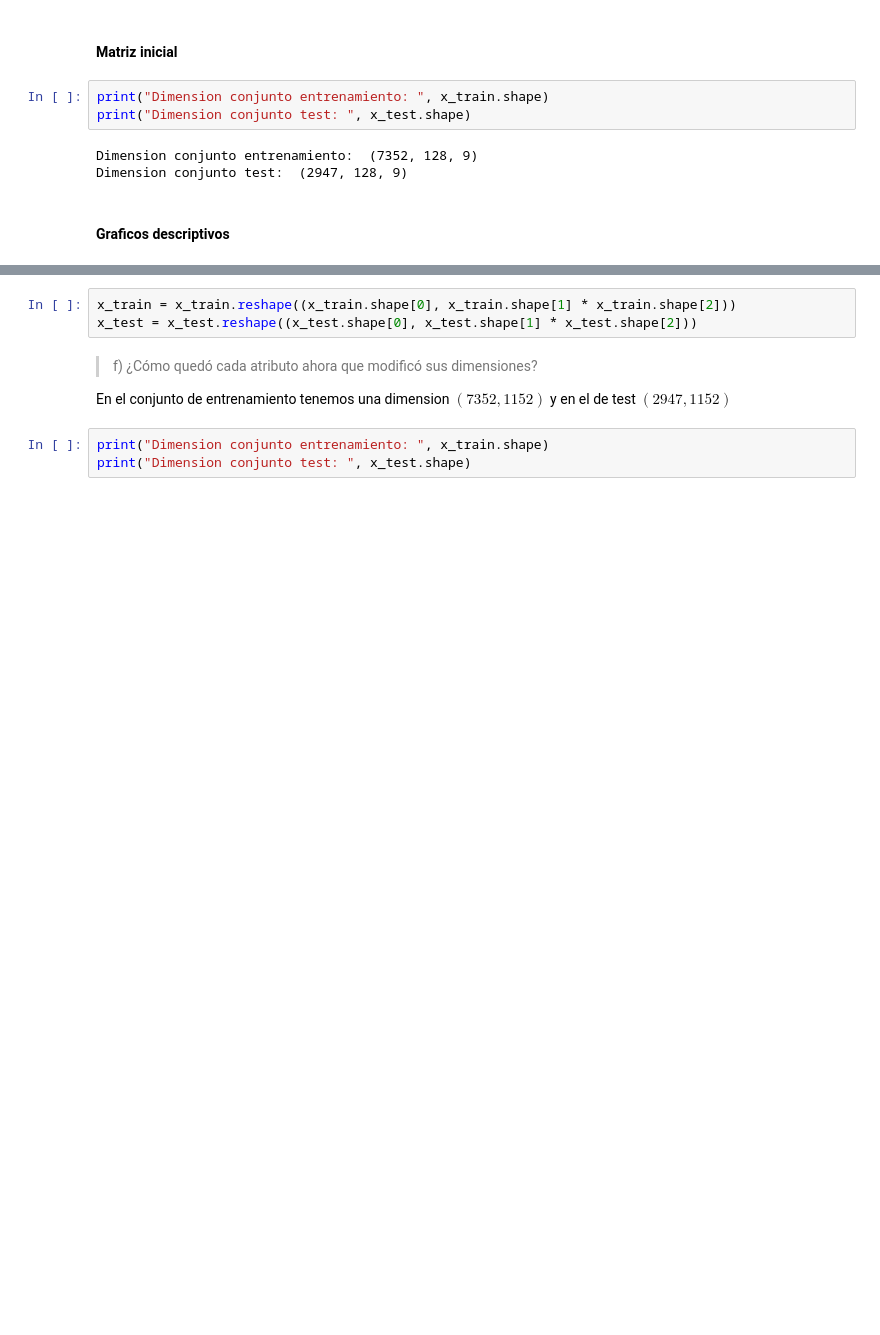
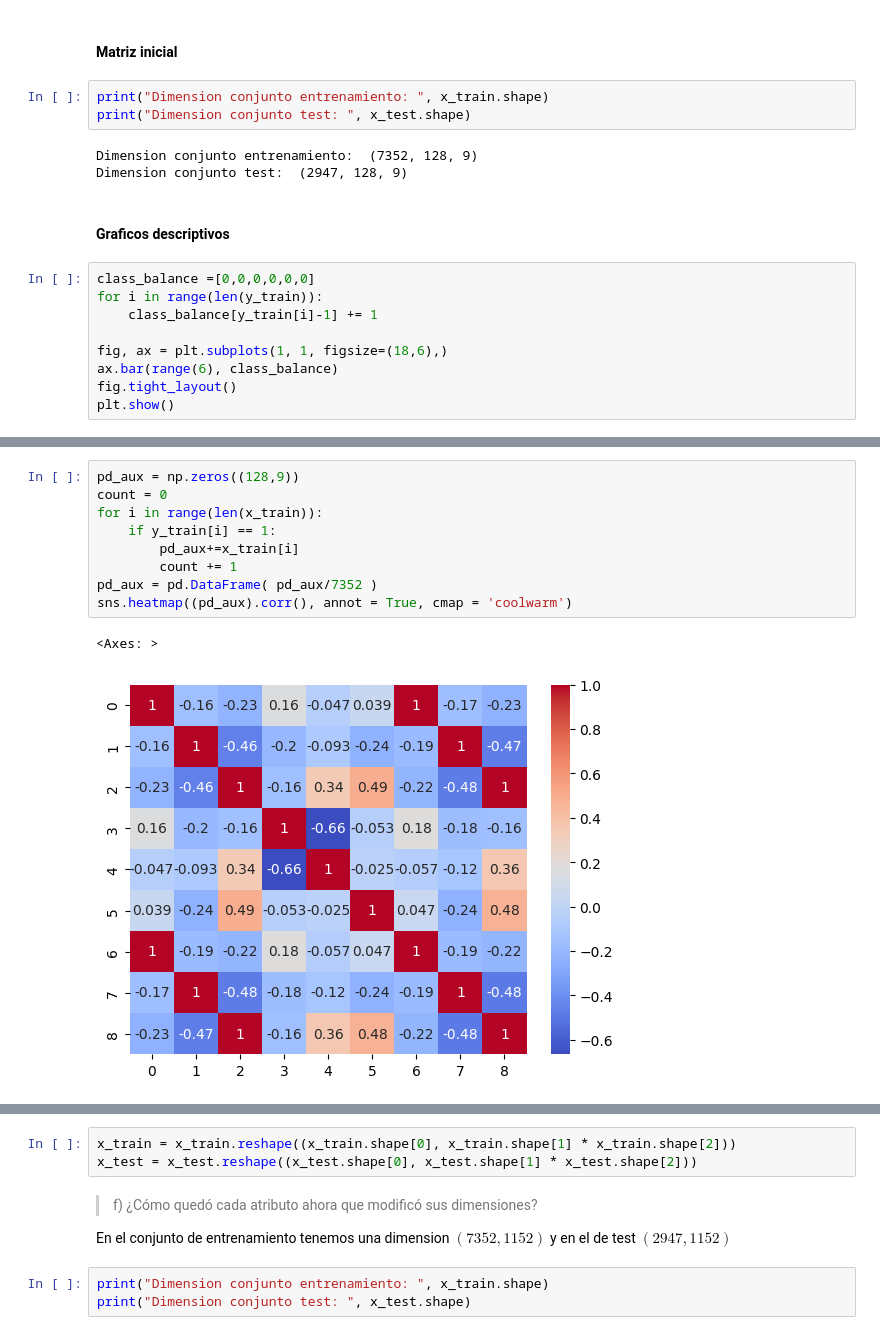
Before and after one commit to javinoram/tareas_aprendizaje_maquina, a Jupyter notebook: tarea-2/Enunciado_Tarea_2.ipynb, the cells around one changed output, grey strips where cells are left out. Saved outputs shown, nothing was run; the diff lists cells and outputs as text; blank space fills up the shorter version.

```diff
--- a/tarea-2/Enunciado_Tarea_2.ipynb
+++ b/tarea-2/Enunciado_Tarea_2.ipynb
@@ -716,3 +716,12 @@ Dimension conjunto entrenamiento:  (7352, 128, 9)
 Dimension conjunto test:  (2947, 128, 9)
 # %% [markdown]
 #### Graficos descriptivos
+# %%
+class_balance =[0,0,0,0,0,0]
+for i in range(len(y_train)):
+    class_balance[y_train[i]-1] += 1
+
+fig, ax = plt.subplots(1, 1, figsize=(18,6),)
+ax.bar(range(6), class_balance)
+fig.tight_layout()
+plt.show()
@@ -718,0 +730,12 @@ Dimension conjunto test:  (2947, 128, 9)
+# %%
+pd_aux = np.zeros((128,9))
+count = 0
+for i in range(len(x_train)):
+    if y_train[i] == 1:
+        pd_aux+=x_train[i]
+        count += 1
+pd_aux = pd.DataFrame( pd_aux/7352 )
+sns.heatmap((pd_aux).corr(), annot = True, cmap = 'coolwarm')
+# %% [output]
+<Axes: >
+[figure, added]
```
Also changed, not shown: parts of 14 cells of this notebook.
